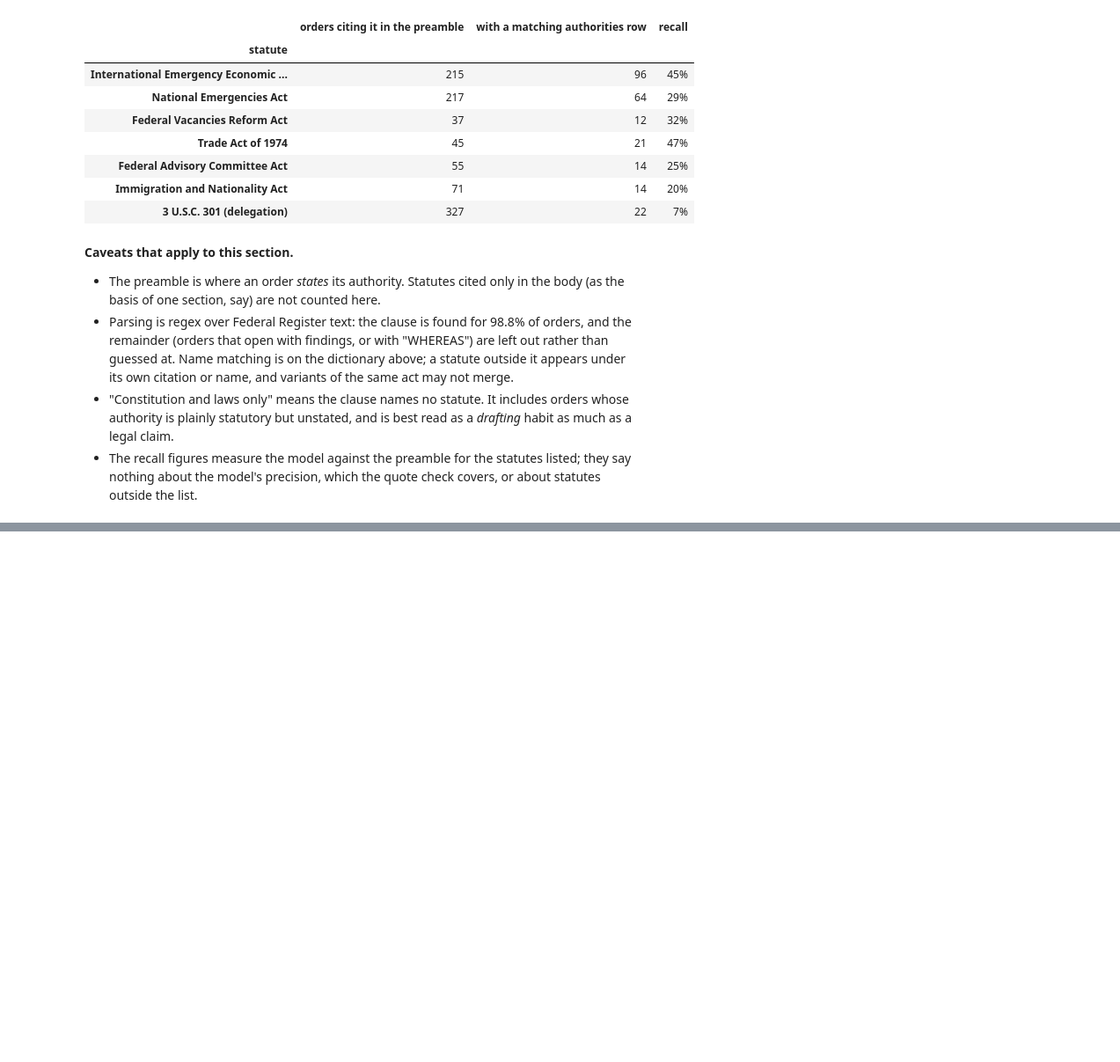
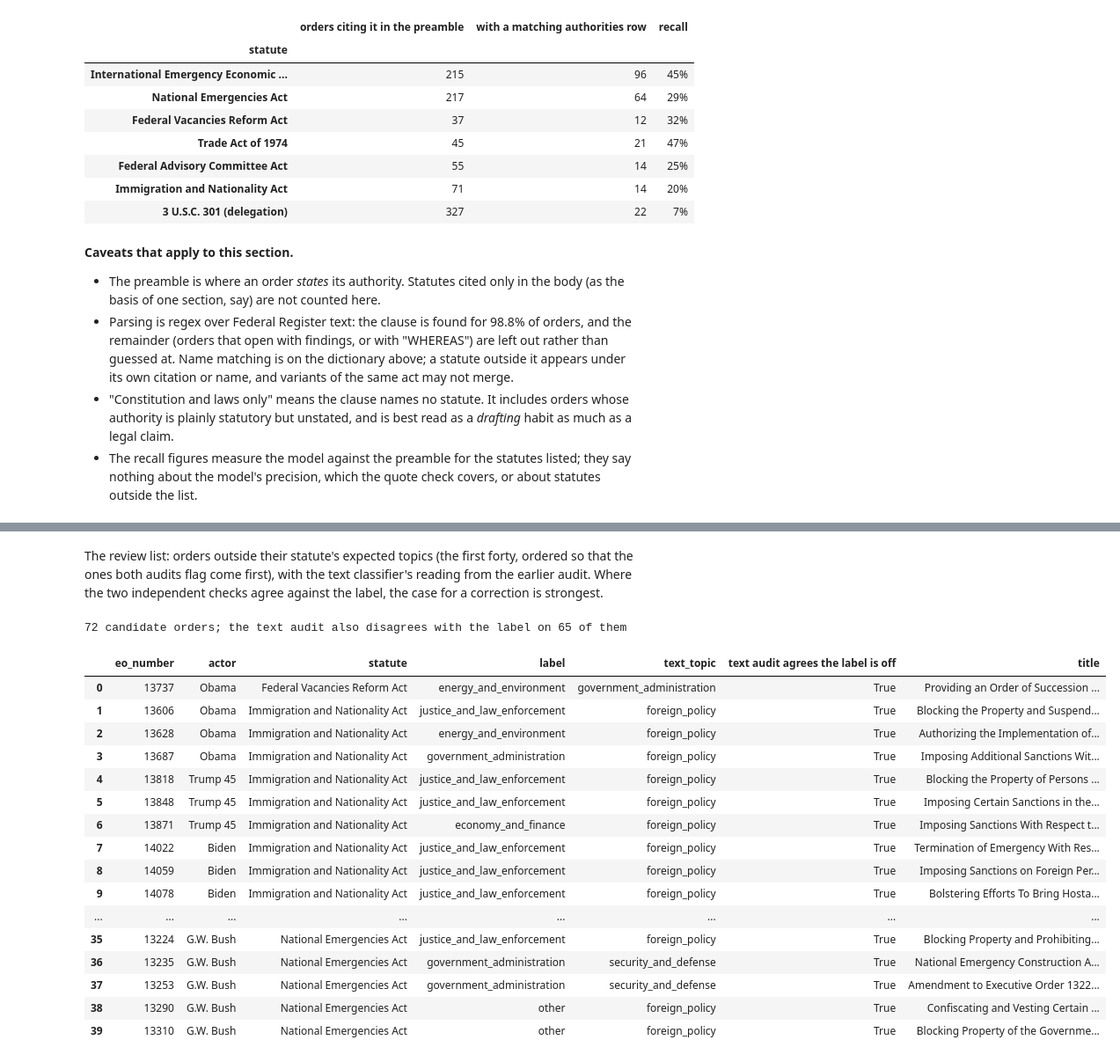
Before and after one commit to DaveKT/EO_Analysis, a Jupyter notebook: notebooks/analysis.ipynb, the cells around one changed output, grey strips where cells are left out. Shown at 88% size. Cells and saved outputs as stored; diff of their text form; code cells hidden in the pictures; blank space fills up the shorter version.

```diff
--- a/notebooks/analysis.ipynb
+++ b/notebooks/analysis.ipynb
@@ -1543,10 +1549,10 @@ CHECK = {
     "3 U.S.C. 301 (delegation)": r"3 U\.?S\.?C\.? ?§? ?301|section 301 of title 3",
 }
 rows = []
-for label, pattern in CHECK.items():
-    cited = set(exploded[exploded.statute == label].document_number)
+for statute, pattern in CHECK.items():
+    cited = set(exploded[exploded.statute == statute].document_number)
     found = set(auth_rows[auth_rows.authority.str.contains(pattern, case=False, regex=True)].document_number)
-    rows.append({"statute": label, "orders citing it in the preamble": len(cited),
+    rows.append({"statute": statute, "orders citing it in the preamble": len(cited),
                  "with a matching authorities row": len(cited & found),
                  "recall": f"{len(cited & found) / len(cited):.0%}" if cited else "—"})
 any_statute = set(auth[parsed & ~auth.constitution_only].document_number)
@@ -1583,0 +1644,9 @@ orders citing at least one statute: 683; of those, with any authorities row: 498
+# %%
+rows = []
+for statute, ok in EXPECTED.items():
+    g = by_statute[by_statute.statute == statute].drop_duplicates("document_number")
+    off = g[~g.primary_topic.isin(ok)]
+    rows.append({"statute": statute, "orders": len(g), "outside expected topics": len(off),
+                 "share": f"{len(off) / len(g):.0%}" if len(g) else "—",
+                 "which": ", ".join(f"{label(t)} ({n})" for t, n in off.primary_topic.value_counts().items())})
+pd.DataFrame(rows).set_index("statute")
@@ -1583,0 +1665,36 @@ orders citing at least one statute: 683; of those, with any authorities row: 498
+# %% [markdown]
+The review list: orders outside their statute's expected topics (the first forty, ordered so that the ones both audits flag come first), with the text
+classifier's reading from the earlier audit. Where the two independent checks agree
+against the label, the case for a correction is strongest.
+# %%
+candidates = []
+for statute, ok in EXPECTED.items():
+    g = by_statute[by_statute.statute == statute].drop_duplicates("document_number")
+    for _, r in g[~g.primary_topic.isin(ok)].iterrows():
+        candidates.append({"eo_number": r.eo_number, "statute": statute, "label": r.primary_topic,
+                           "title": r.title[:70]})
+cand = pd.DataFrame(candidates).merge(audit[["eo_number", "text_topic", "actor"]], on="eo_number", how="left")
+cand["text audit agrees the label is off"] = cand.text_topic != cand.label
+cand = cand.sort_values(["text audit agrees the label is off", "statute"], ascending=[False, True]).reset_index(drop=True)
+print(f"{len(cand)} candidate orders; the text audit also disagrees with the label on {int(cand['text audit agrees the label is off'].sum())} of them")
+pd.set_option("display.max_rows", 60)
+cand[["eo_number", "actor", "statute", "label", "text_topic", "text audit agrees the label is off", "title"]].head(40)
+# %% [output]
+72 candidate orders; the text audit also disagrees with the label on 65 of them
+|  | eo_number | actor | statute | label | text_topic | text audit agrees the label is off | title |
+| 0 | 13737 | Obama | Federal Vacancies Reform Act | energy_and_environment | government_administration | True | Providing an Order of Succession ... |
+| 1 | 13606 | Obama | Immigration and Nationality Act | justice_and_law_enforcement | foreign_policy | True | Blocking the Property and Suspend... |
+| 2 | 13628 | Obama | Immigration and Nationality Act | energy_and_environment | foreign_policy | True | Authorizing the Implementation of... |
+| 3 | 13687 | Obama | Immigration and Nationality Act | government_administration | foreign_policy | True | Imposing Additional Sanctions Wit... |
+| 4 | 13818 | Trump 45 | Immigration and Nationality Act | justice_and_law_enforcement | foreign_policy | True | Blocking the Property of Persons ... |
+| 5 | 13848 | Trump 45 | Immigration and Nationality Act | justice_and_law_enforcement | foreign_policy | True | Imposing Certain Sanctions in the... |
+| 6 | 13871 | Trump 45 | Immigration and Nationality Act | economy_and_finance | foreign_policy | True | Imposing Sanctions With Respect t... |
+| 7 | 14022 | Biden | Immigration and Nationality Act | justice_and_law_enforcement | foreign_policy | True | Termination of Emergency With Res... |
+| 8 | 14059 | Biden | Immigration and Nationality Act | justice_and_law_enforcement | foreign_policy | True | Imposing Sanctions on Foreign Per... |
+| 9 | 14078 | Biden | Immigration and Nationality Act | justice_and_law_enforcement | foreign_policy | True | Bolstering Efforts To Bring Hosta... |
+| ... | ... | ... | ... | ... | ... | ... | ... |
+| 35 | 13224 | G.W. Bush | National Emergencies Act | justice_and_law_enforcement | foreign_policy | True | Blocking Property and Prohibiting... |
+| 36 | 13235 | G.W. Bush | National Emergencies Act | government_administration | security_and_defense | True | National Emergency Construction A... |
+| 37 | 13253 | G.W. Bush | National Emergencies Act | government_administration | security_and_defense | True | Amendment to Executive Order 1322... |
+| 38 | 13290 | G.W. Bush | National Emergencies Act | other | foreign_policy | True | Confiscating and Vesting Certain ... |
+| 39 | 13310 | G.W. Bush | National Emergencies Act | other | foreign_policy | True | Blocking Property of the Governme... |
```
Also changed, not shown: parts of 6 cells of this notebook.
